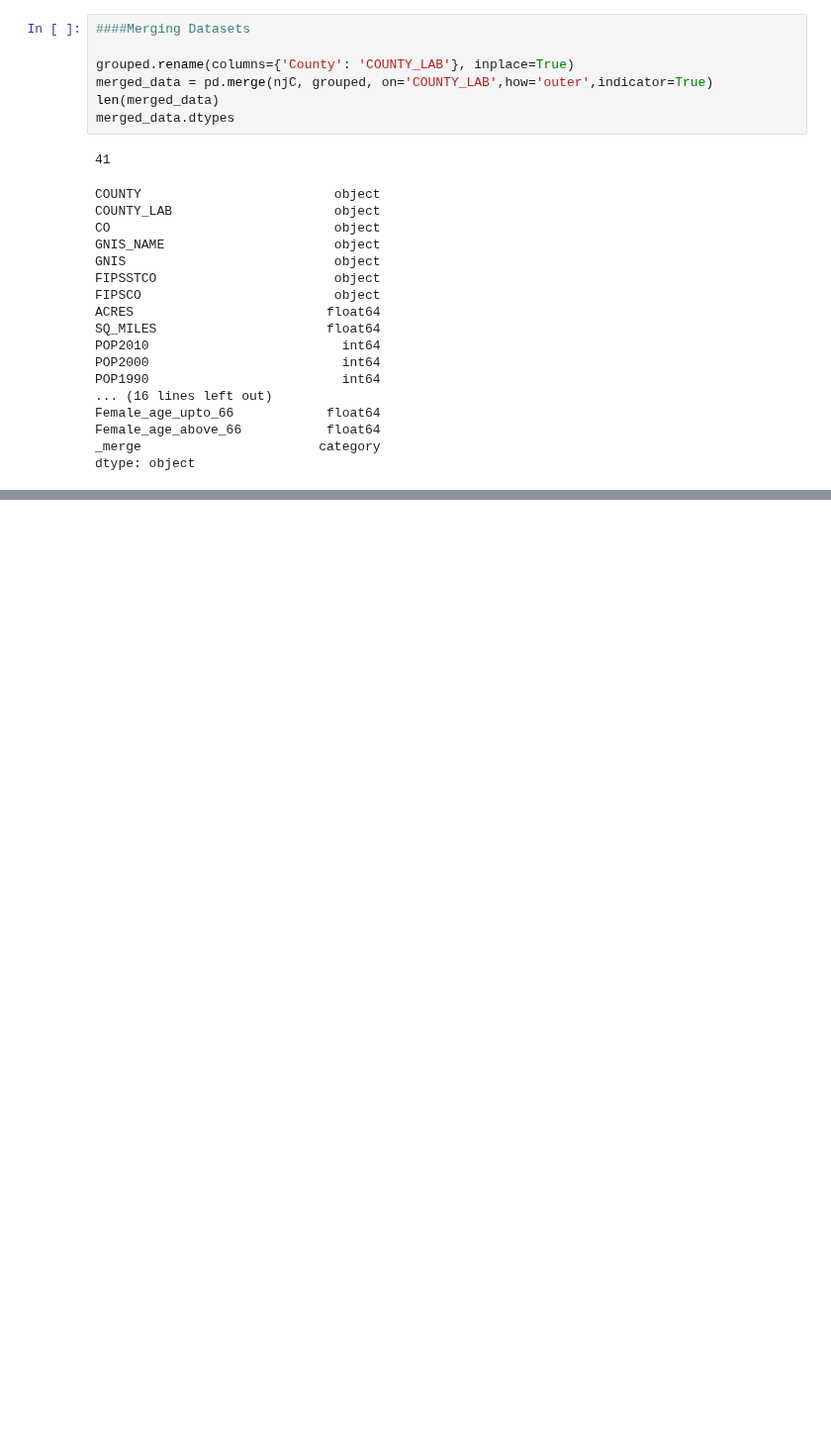
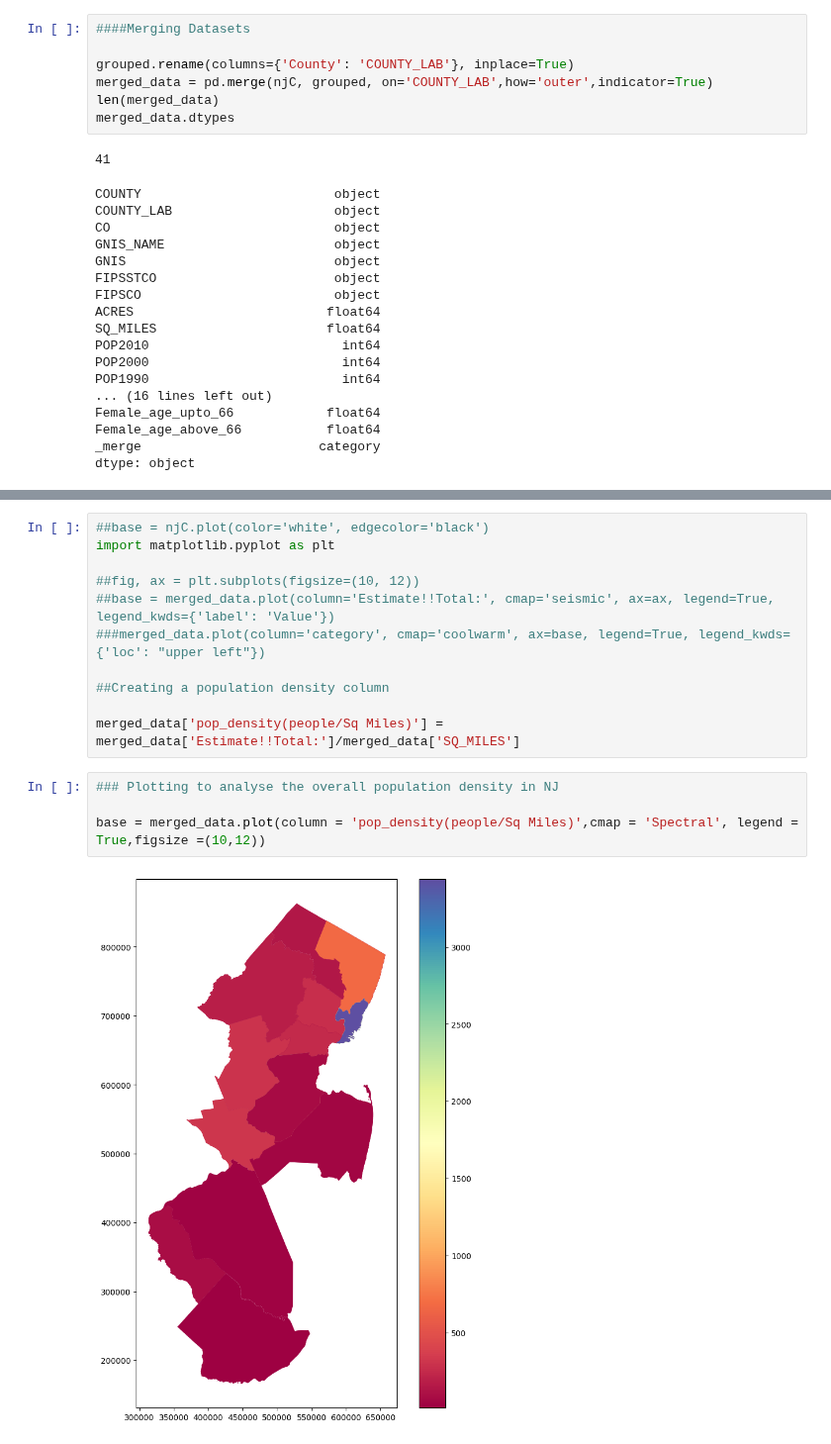
Before and after one commit to NihilKottal001/GIS, a Jupyter notebook: PS1.ipynb, the cells around one changed output, grey strips where cells are left out. Shown at 99% size. Saved outputs shown, nothing was run; the diff lists cells and outputs as text; blank space fills up the shorter version.

```diff
--- a/PS1.ipynb
+++ b/PS1.ipynb
@@ -260,0 +241,17 @@ indian.plot(ax=base, column="Estimate!!Total:", figsize=(10,12),legend = True)
+# %%
+##base = njC.plot(color='white', edgecolor='black')
+import matplotlib.pyplot as plt
+
+##fig, ax = plt.subplots(figsize=(10, 12))
+##base = merged_data.plot(column='Estimate!!Total:', cmap='seismic', ax=ax, legend=True, legend_kwds={'label': 'Value'})
+###merged_data.plot(column='category', cmap='coolwarm', ax=base, legend=True, legend_kwds={'loc': "upper left"})
+
+##Creating a population density column
+
+merged_data['pop_density(people/Sq Miles)'] = merged_data['Estimate!!Total:']/merged_data['SQ_MILES']
+# %%
+### Plotting to analyse the overall population density in NJ
+
+base = merged_data.plot(column = 'pop_density(people/Sq Miles)',cmap = 'Spectral', legend = True,figsize =(10,12))
+# %% [output]
+[figure, added]
```
Also changed, not shown: parts of 9 cells of this notebook.
